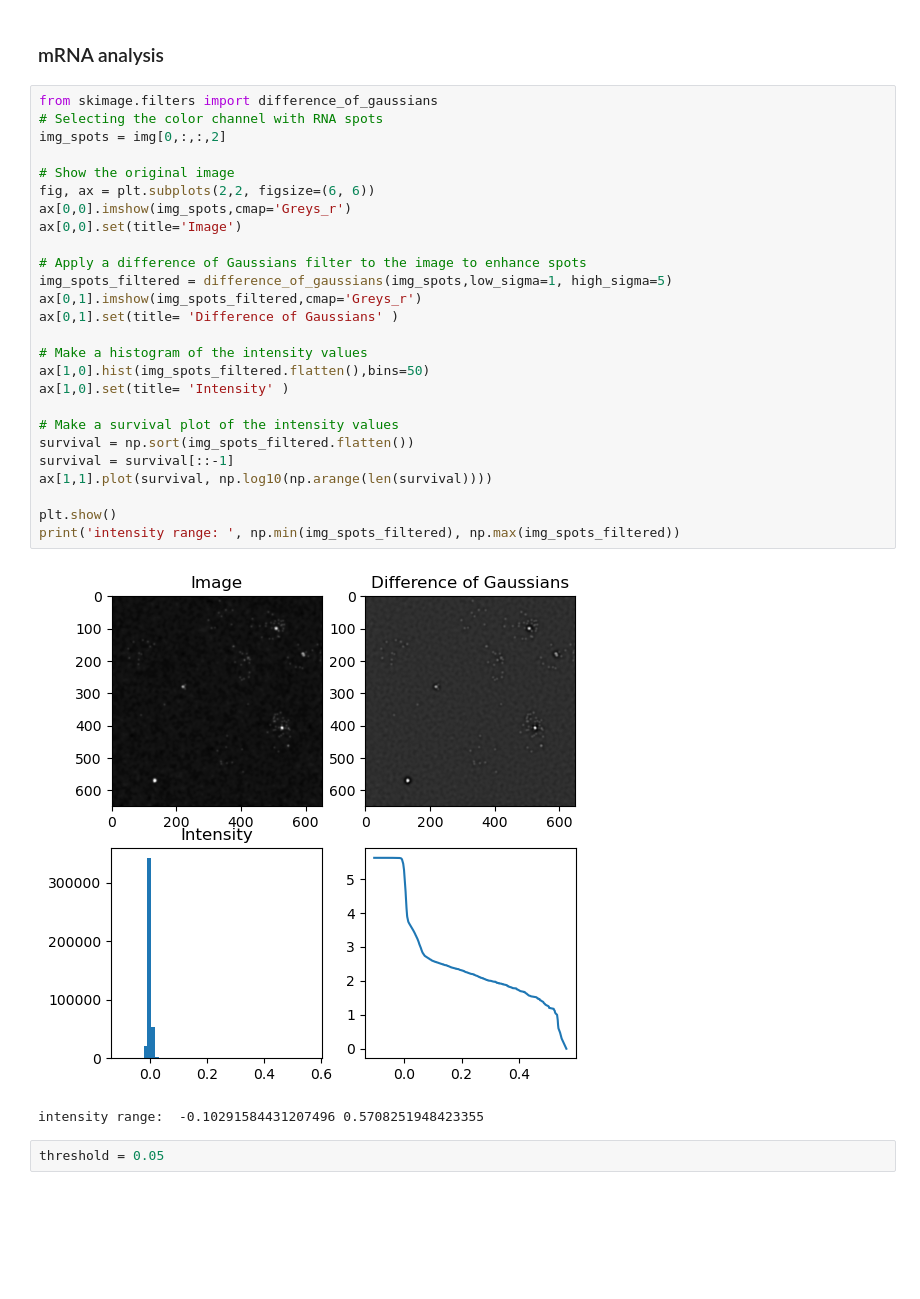
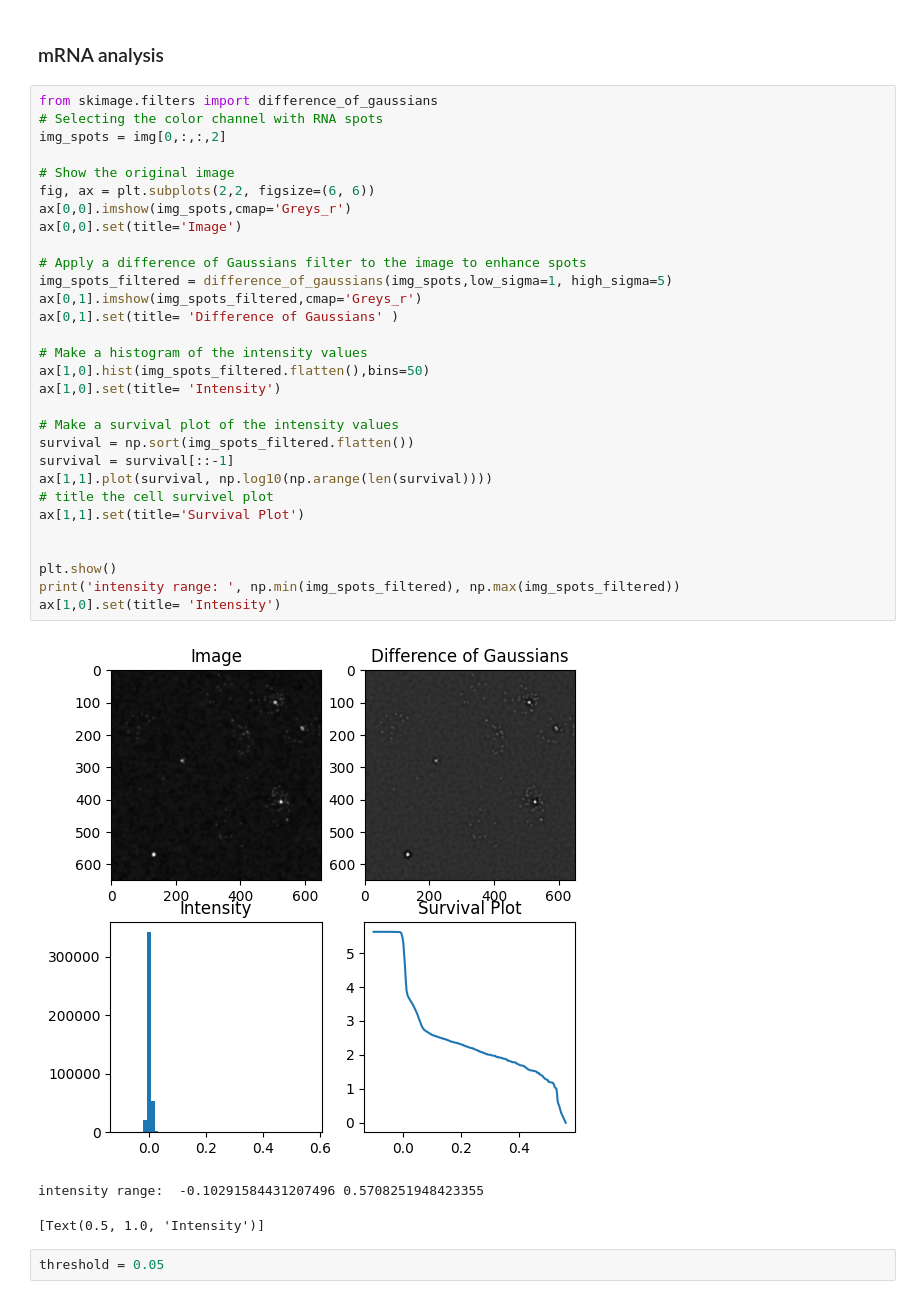
Before and after one commit to MunskyGroup/UQbio2024_Team2, a Jupyter notebook: Coco copy.ipynb, the cells around one changed output. Drawn from its saved outputs; the diff is of its cells as text; blank space fills up the shorter version.

```diff
--- a/Coco copy.ipynb
+++ b/Coco copy.ipynb
@@ -272,32 +257,37 @@ import pandas as pd
 # %%
 from skimage.filters import difference_of_gaussians
 # Selecting the color channel with RNA spots
 img_spots = img[0,:,:,2]
 
 # Show the original image
 fig, ax = plt.subplots(2,2, figsize=(6, 6))
 ax[0,0].imshow(img_spots,cmap='Greys_r')
 ax[0,0].set(title='Image')
 
 # Apply a difference of Gaussians filter to the image to enhance spots
 img_spots_filtered = difference_of_gaussians(img_spots,low_sigma=1, high_sigma=5)
 ax[0,1].imshow(img_spots_filtered,cmap='Greys_r')
 ax[0,1].set(title= 'Difference of Gaussians' )
 
 # Make a histogram of the intensity values
 ax[1,0].hist(img_spots_filtered.flatten(),bins=50)
-ax[1,0].set(title= 'Intensity' )
+ax[1,0].set(title= 'Intensity')
 
 # Make a survival plot of the intensity values
 survival = np.sort(img_spots_filtered.flatten())
 survival = survival[::-1]
 ax[1,1].plot(survival, np.log10(np.arange(len(survival))))
+# title the cell survivel plot
+ax[1,1].set(title='Survival Plot')
+
 
 plt.show()
 print('intensity range: ', np.min(img_spots_filtered), np.max(img_spots_filtered))
+ax[1,0].set(title= 'Intensity')
 # %% [output]
-[figure, old version]
+[figure, new version]
 intensity range:  -0.10291584431207496 0.5708251948423355
+[Text(0.5, 1.0, 'Intensity')]
 # %%
 threshold = 0.05
 # %%
```
Also changed, not shown: parts of 6 cells of this notebook, 1 other file.
